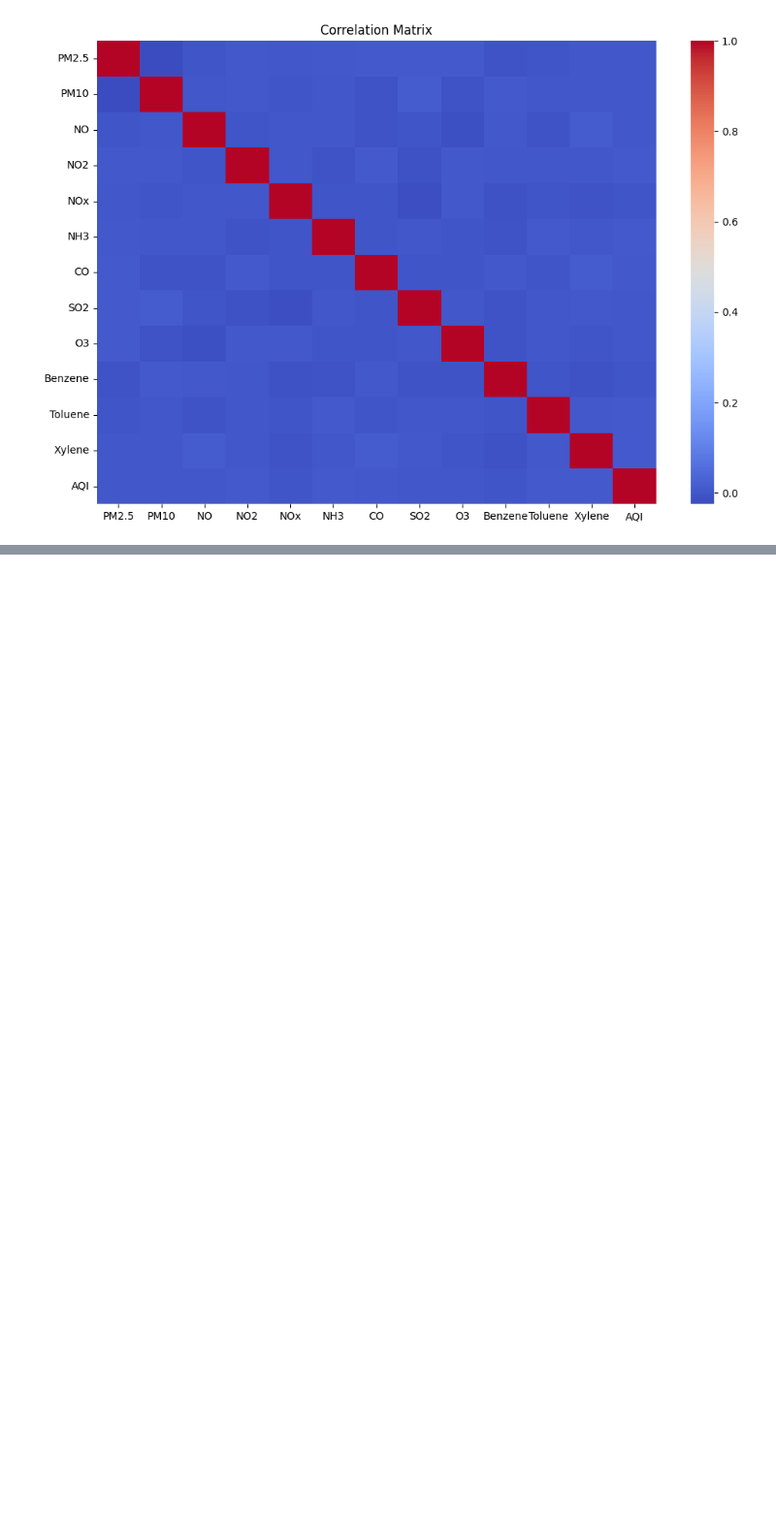
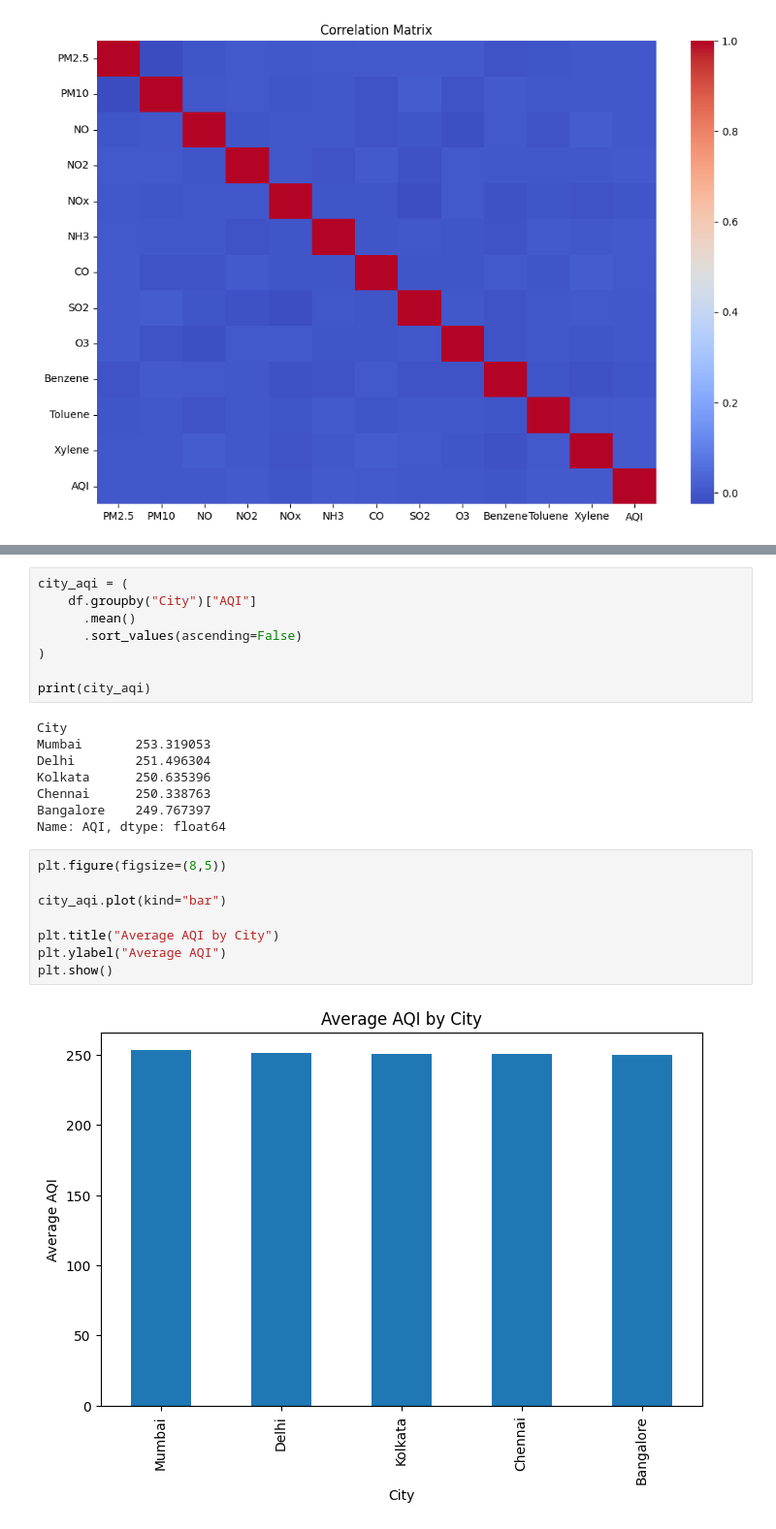
Before and after one commit to dharmeshpriyadarshi/Veridian, a Jupyter notebook: AQI Forecasting/notebook/01_data_understanding.ipynb, the cells around one changed output, grey strips where cells are left out. Shown at 97% size. Saved outputs shown, nothing was run; the diff lists cells and outputs as text; blank space fills up the shorter version.

```diff
--- a/AQI Forecasting/notebook/01_data_understanding.ipynb
+++ b/AQI Forecasting/notebook/01_data_understanding.ipynb
@@ -117,0 +141,26 @@ plt.show()
+# %%
+city_aqi = (
+    df.groupby("City")["AQI"]
+      .mean()
+      .sort_values(ascending=False)
+)
+
+print(city_aqi)
+# %% [output]
+City
+Mumbai       253.319053
+Delhi        251.496304
+Kolkata      250.635396
+Chennai      250.338763
+Bangalore    249.767397
+Name: AQI, dtype: float64
+# %%
+plt.figure(figsize=(8,5))
+
+city_aqi.plot(kind="bar")
+
+plt.title("Average AQI by City")
+plt.ylabel("Average AQI")
+plt.show()
+# %% [output]
+[figure, added]
```
Also changed, not shown: parts of 1 cell of this notebook.
